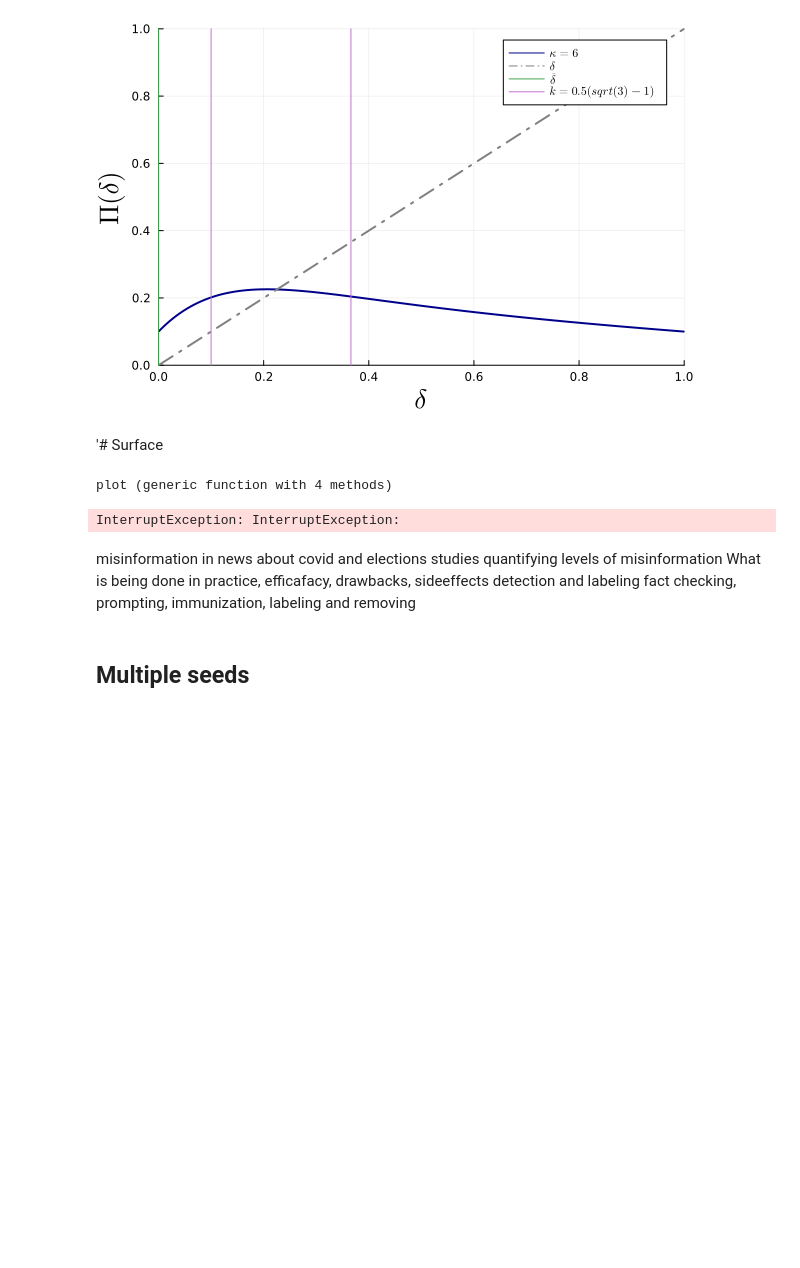
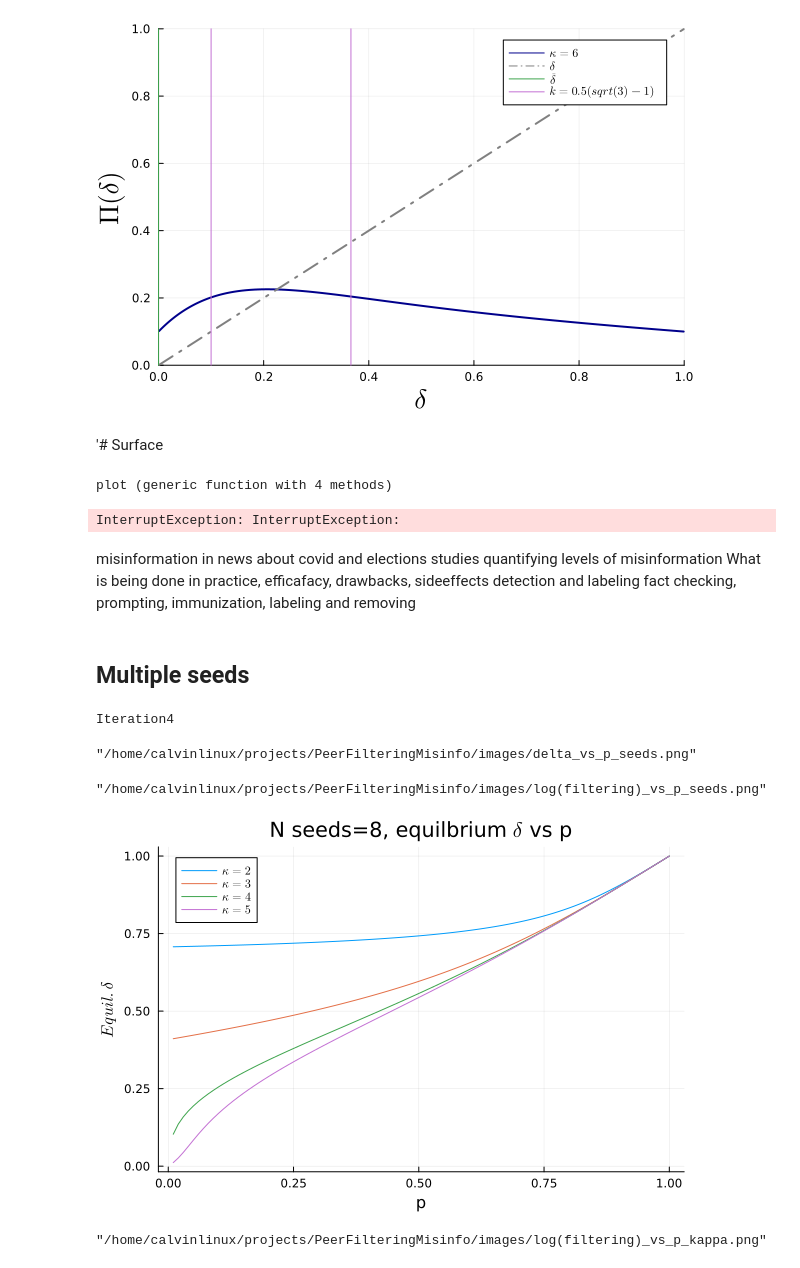
Before and after one commit to CalvinRoth/PeerFilteringMisinfo, a Jupyter notebook: cleanup_misinfo.ipynb, the cells around one changed output. Saved outputs shown, nothing was run; the diff lists cells and outputs as text; code cells hidden in the pictures; blank space fills up the shorter version.

Commit message:
adding plots

```diff
--- a/cleanup_misinfo.ipynb
+++ b/cleanup_misinfo.ipynb
@@ -439,8 +444,5 @@ What is being done in practice, efficafacy, drawbacks, sideeffects
 # %%
-n_seeds = [1,2,4,8]
-kappas = [2,3,4,5]
-p_range = 0.01 * (1:100)
-seed_results = zeros(length(kappas), length(n_seeds), 100)
+
 
 for i=1:length(kappas)
     println("Iteration", i )
@@ -456,11 +458,59 @@ for i=1:length(kappas)
         end
     end
 end
+# %% [output]
+Iteration4
 # %%
-plot(p_range, seed_results[1, 1, :], label="1 sedd")
+# p vs equilbrium delta
+
+plot(p_range, seed_results[1, 1, :], label="1 seed")
 plot!(p_range, seed_results[1, 2, :], label="2 seed")
 plot!(p_range, seed_results[1, 3, :], label="4 seed")
 plot!(p_range, seed_results[1, 4, :], label="8 seed")
 
 ylabel!(L"Equil. \delta")
 xlabel!("p")
+title!(L"$\kappa =2$, equilbrium $\delta$ vs p")
+savefig("images/delta_vs_p_seeds.png")
+# %% [output]
+"/home/calvinlinux/projects/PeerFilteringMisinfo/images/delta_vs_p_seeds.png"
+# %%
+## log(filtering effect) vs p. kappa fixed
+
+plot(p_range, log.(seed_results[1, 1, :] ./ p_range), label="1 seed")
+plot!(p_range, log.(seed_results[1, 2, :] ./ p_range), label="2 seed")
+plot!(p_range, log.(seed_results[1, 3, :] ./ p_range) , label="4 seed")
+plot!(p_range, log.(seed_results[1, 4, :] ./ p_range), label="8 seed")
+
+ylabel!(L"Equil. \delta")
+xlabel!("p")
+title!(L"$\kappa =2$, equilbrium $\delta$ vs p")
+savefig("images/log(filtering)_vs_p_seeds.png")
+# %% [output]
+"/home/calvinlinux/projects/PeerFilteringMisinfo/images/log(filtering)_vs_p_seeds.png"
+# %%
+# equilbrium delta vs p. seeds fixed
+plot(p_range, seed_results[1, 3, :], label=L"\kappa =2")
+plot!(p_range, seed_results[2, 3, :], label=L"\kappa = 3")
+plot!(p_range, seed_results[3, 3, :], label=L"\kappa = 4")
+plot!(p_range, seed_results[4, 3, :], label=L"\kappa = 5")
+
+ylabel!(L"Equil. \delta")
+xlabel!("p")
+title!(L"N seeds=8, equilbrium $\delta$ vs p")
+savefig("images/delta_vs_p_kappa.png")
+# %% [output]
+[figure, added]
+# %%
+##  log(filtering effect) vs p. n seeds fixed
+plot(p_range, log.(seed_results[1, 3, :] ./ p_range), label=L"\kappa =2")
+plot!(p_range, log.(seed_results[2, 3, :] ./ p_range), label=L"\kappa = 3")
+plot!(p_range, log.(seed_results[3, 3, :] ./ p_range), label=L"\kappa = 4")
+plot!(p_range, log.(seed_results[4, 3, :] ./ p_range), label=L"\kappa = 5")
+
+ylabel!(L"Equil. \delta")
+xlabel!("p")
+title!(L"N seeds=8, equilbrium $\delta$ vs p")
+savefig("images/log(filtering)_vs_p_kappa.png")
+# %% [output]
+"/home/calvinlinux/projects/PeerFilteringMisinfo/images/log(filtering)_vs_p_kappa.png"
```
Also changed, not shown: parts of 1 cell of this notebook, 4 other files.
